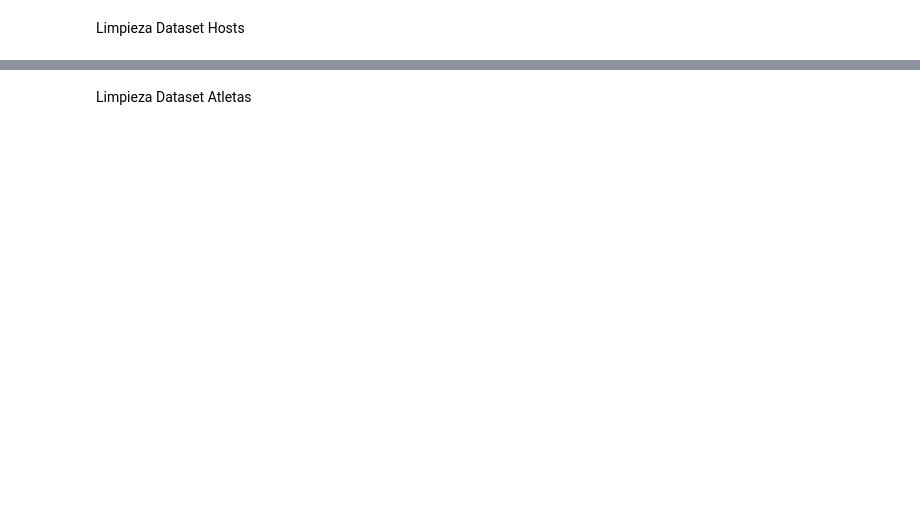
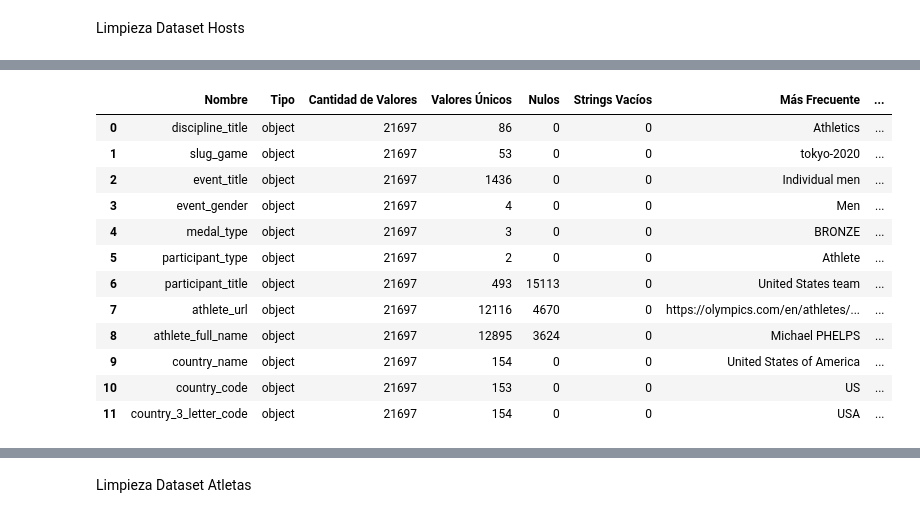
Before and after one commit to Hiro1308/obligatorio_olimpiadas, a Jupyter notebook: Obligatorio Big Data/3-procesamiento_refined.ipynb, the cells around one changed output, grey strips where cells are left out. Drawn from its saved outputs; the diff is of its cells as text; code cells hidden in the pictures; blank space fills up the shorter version.

```diff
--- a/Obligatorio Big Data/3-procesamiento_refined.ipynb
+++ b/Obligatorio Big Data/3-procesamiento_refined.ipynb
@@ -98,0 +530,29 @@ dtype: object
+# %%
+# Limpiamos posibles espacios en blanco al principio y final de strings
+df_medals = trim_strings(df_medals)
+# %%
+# Remplazamos valores vacíos en la columna country_code por valores country_code cuando country_3_letter_code es igual en ambas filas
+df_medals = sustituir_valor_filtrado(df_medals, 'country_code', 'country_3_letter_code')
+
+# Remplazamos valores vacíos restantes en la columna country_code por valores country_code cuando country_name es igual en ambas filas
+df_medals = sustituir_valor_filtrado(df_medals, 'country_code', 'country_name')
+
+# Si aun existen datos en la columna country_code vacíos, les asignamos el valor de la columna country_3_letter_code
+df_medals['country_code'] = df_medals['country_code'].replace('', pd.NA)  # Convertir cadenas vacías a NaN
+df_medals['country_code'] = df_medals['country_code'].fillna(df_medals['country_3_letter_code'])
+# %%
+generar_df_resumen(df_medals)
+# %% [output]
+|  | Nombre | Tipo | Cantidad de Valores | Valores Únicos | Nulos | Strings Vacíos | Más Frecuente | ... |
+| 0 | discipline_title | object | 21697 | 86 | 0 | 0 | Athletics | ... |
+| 1 | slug_game | object | 21697 | 53 | 0 | 0 | tokyo-2020 | ... |
+| 2 | event_title | object | 21697 | 1436 | 0 | 0 | Individual men | ... |
+| 3 | event_gender | object | 21697 | 4 | 0 | 0 | Men | ... |
+| 4 | medal_type | object | 21697 | 3 | 0 | 0 | BRONZE | ... |
+| 5 | participant_type | object | 21697 | 2 | 0 | 0 | Athlete | ... |
+| 6 | participant_title | object | 21697 | 493 | 15113 | 0 | United States team | ... |
+| 7 | athlete_url | object | 21697 | 12116 | 4670 | 0 | https://olympics.com/en/athletes/... | ... |
+| 8 | athlete_full_name | object | 21697 | 12895 | 3624 | 0 | Michael PHELPS | ... |
+| 9 | country_name | object | 21697 | 154 | 0 | 0 | United States of America | ... |
+| 10 | country_code | object | 21697 | 153 | 0 | 0 | US | ... |
+| 11 | country_3_letter_code | object | 21697 | 154 | 0 | 0 | USA | ... |
```
Also changed, not shown: parts of 31 cells of this notebook, 4 other files.
